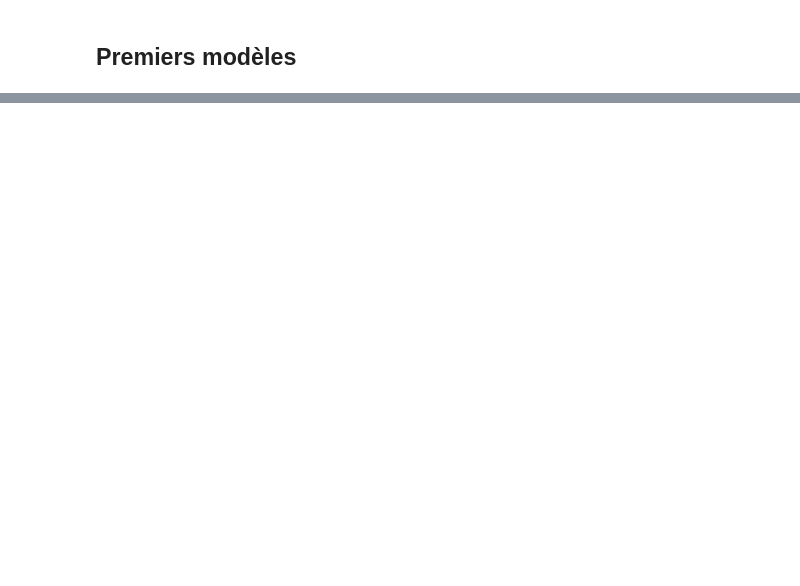
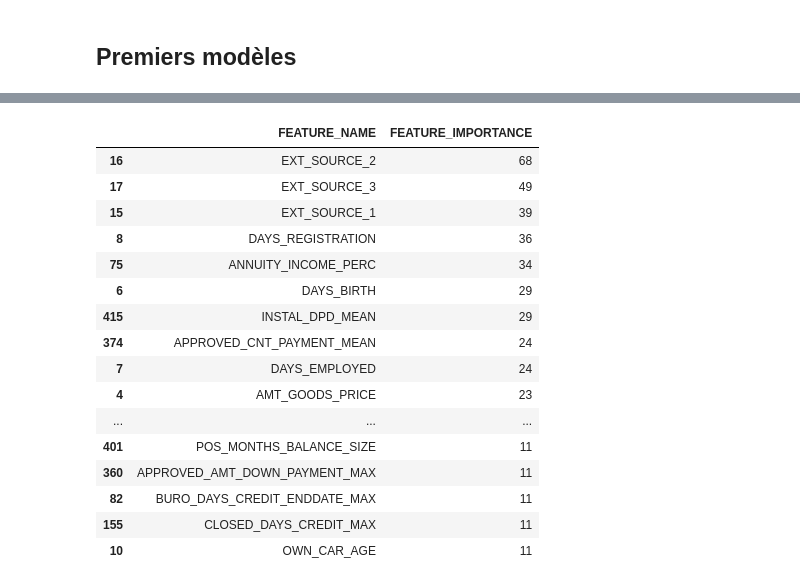
Before and after one commit to SandrineDumas/Projet_7_OCR, a Jupyter notebook: Notebook/Projet_7.ipynb, the cells around one changed output, grey strips where cells are left out. Drawn from its saved outputs; the diff is of its cells as text; code cells hidden in the pictures; blank space fills up the shorter version.

```diff
--- a/Notebook/Projet_7.ipynb
+++ b/Notebook/Projet_7.ipynb
@@ -1199,0 +2574,3 @@ improved_results.to_csv("Improved_results_frac_010_thres_005.csv")
+# %%
+feature_names = pipeline_feat.get_feature_names_out()
+feature_names
@@ -1199,0 +2599,2 @@ improved_results.to_csv("Improved_results_frac_010_thres_005.csv")
+# %%
+coeff_importance = best_pipe.named_steps['classifier'].feature_importances_
@@ -1199,0 +2605,6 @@ improved_results.to_csv("Improved_results_frac_010_thres_005.csv")
+# %%
+df_feature_importance = pd.DataFrame(columns=['FEATURE_NAME','FEATURE_IMPORTANCE'])
+
+for row in range(len(feature_names)) :
+    df_feature_importance.loc[row,'FEATURE_NAME'] = feature_names[row]
+    df_feature_importance.loc[row,'FEATURE_IMPORTANCE'] = coeff_importance[row]
@@ -1199,0 +2627,22 @@ improved_results.to_csv("Improved_results_frac_010_thres_005.csv")
+# %%
+df_feature_importance["FEATURE_NAME"] = df_feature_importance["FEATURE_NAME"].apply(lambda x : x.split("__")[1])
+# %%
+df_feature_importance.sort_values("FEATURE_IMPORTANCE", ascending=False).head(50)
+# %% [output]
+|  | FEATURE_NAME | FEATURE_IMPORTANCE |
+| 16 | EXT_SOURCE_2 | 68 |
+| 17 | EXT_SOURCE_3 | 49 |
+| 15 | EXT_SOURCE_1 | 39 |
+| 8 | DAYS_REGISTRATION | 36 |
+| 75 | ANNUITY_INCOME_PERC | 34 |
+| 6 | DAYS_BIRTH | 29 |
+| 415 | INSTAL_DPD_MEAN | 29 |
+| 374 | APPROVED_CNT_PAYMENT_MEAN | 24 |
+| 7 | DAYS_EMPLOYED | 24 |
+| 4 | AMT_GOODS_PRICE | 23 |
+| ... | ... | ... |
+| 401 | POS_MONTHS_BALANCE_SIZE | 11 |
+| 360 | APPROVED_AMT_DOWN_PAYMENT_MAX | 11 |
+| 82 | BURO_DAYS_CREDIT_ENDDATE_MAX | 11 |
+| 155 | CLOSED_DAYS_CREDIT_MAX | 11 |
+| 10 | OWN_CAR_AGE | 11 |
```
Also changed, not shown: parts of 254 cells of this notebook.
